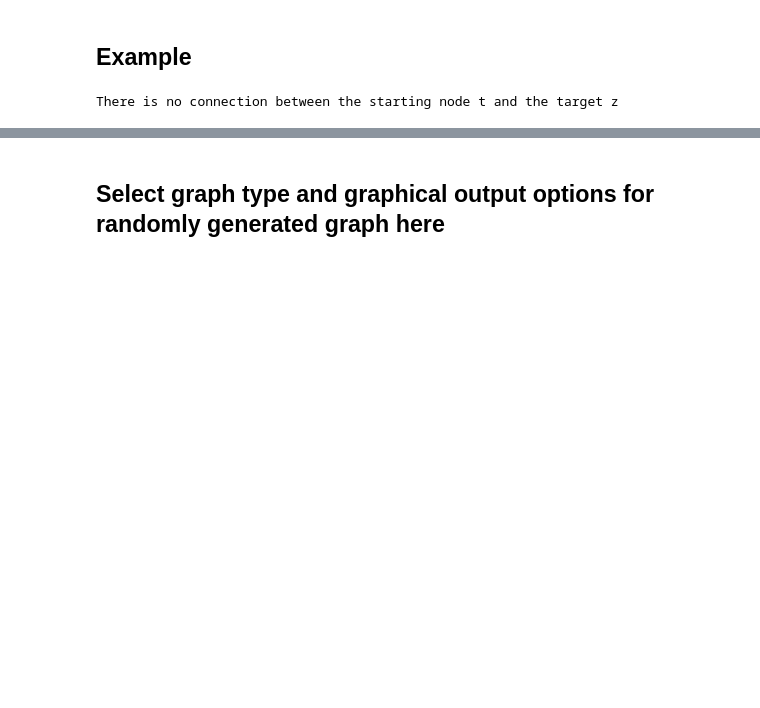
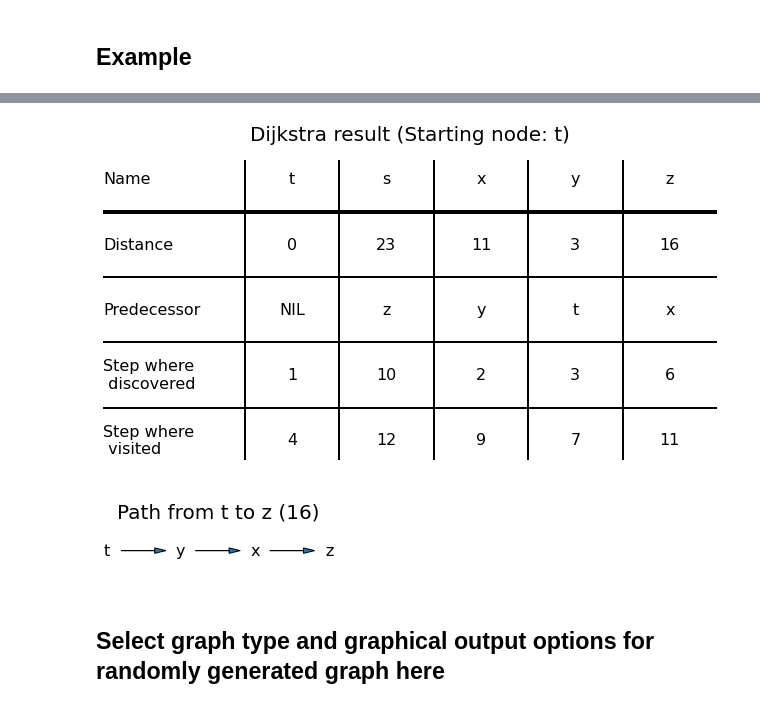
Before and after one commit to JensLiebehenschel/AlgDat, a Jupyter notebook: Dijkstra/Dijkstra.ipynb, the cells around one changed output, grey strips where cells are left out. Cells and saved outputs as stored; diff of their text form; code cells hidden in the pictures; blank space fills up the shorter version.

```diff
--- a/Dijkstra/Dijkstra.ipynb
+++ b/Dijkstra/Dijkstra.ipynb
@@ -547,8 +542,7 @@ start = 't'
 # Einther way, a path from the starting node to the target node will be displayed at the bottom
 target = 'z'
 
-#dijkstra(start, target)
+dijkstra(start, target)
 show_shortest_path(start, target)
 reset_graph()
 # %% [output]
-There is no connection between the starting node t and the target z
@@ -555,3 +553,5 @@ There is no connection between the starting node t and the target z
+[figure, added]
+[figure, added]
 # %% [markdown]
 ## Select graph type and graphical output options for randomly generated graph here
 # %%
```
Also changed, not shown: parts of 2 cells of this notebook.
